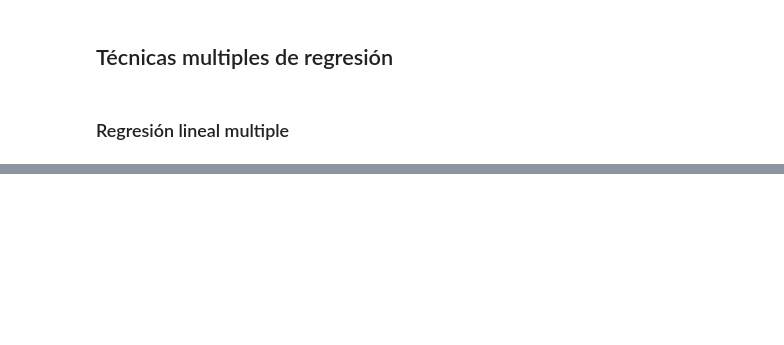
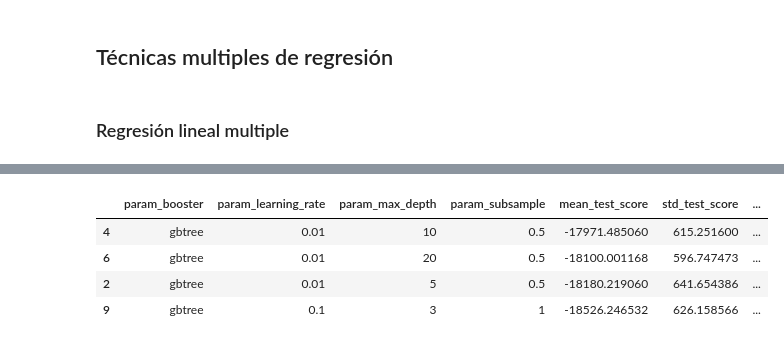
Before and after one commit to JordiPG05/Aprender-Tutoriales, a Jupyter notebook: Regression-Techniques.ipynb, the cells around one changed output, grey strips where cells are left out. Drawn from its saved outputs; the diff is of its cells as text; code cells hidden in the pictures; blank space fills up the shorter version.

```diff
--- a/Regression-Techniques.ipynb
+++ b/Regression-Techniques.ipynb
@@ -90,4 +155,13 @@ train=preprocesado(train)
+# %%
+from sklearn.model_selection import train_test_split
+X_train, X_test, y_train, y_test = train_test_split(train_df[features], train_df[target], test_size=0.2, random_state=123)
 # %% [markdown]
 ## Técnicas multiples de regresión
 # %% [markdown]
 ### Regresión lineal multiple
+# %%
+from sklearn.linear_model import LinearRegression
+
+linearregress = LinearRegression()
+
+linearregress.fit(X_train, y_train)
@@ -93,0 +180,6 @@ train=preprocesado(train)
+# %%
+from sklearn.tree import DecisionTreeRegressor
+
+treeregress = DecisionTreeRegressor(random_state=123)
+
+treeregress.fit(X_train, y_train)
@@ -93,0 +198,5 @@ train=preprocesado(train)
+# %%
+from sklearn.ensemble import RandomForestRegressor
+randomregress = RandomForestRegressor(random_state=123)
+
+randomregress.fit(X_train, y_train)
@@ -93,0 +217,64 @@ train=preprocesado(train)
+# %%
+# Grid de hiperparámetros evaluados
+# ==============================================================================
+param_grid = {'max_depth'        : [3, 5, 10, 20],
+              'subsample'        : [0.5, 1],
+              'learning_rate'    : [0.01, 0.1],
+              'booster'          : ['gbtree']
+             }
+
+
+# Crear conjunto de validación
+# ==============================================================================
+np.random.seed(123)
+idx_validacion = np.random.choice(
+                    X_train.shape[0],
+                    size= int(X_train.shape[0]*0.1),
+                    replace=False
+                 )
+
+X_val = X_train.iloc[idx_validacion, :].copy()
+y_val = y_train.iloc[idx_validacion].copy()
+
+X_train_grid = X_train.reset_index(drop = True).drop(idx_validacion, axis = 0).copy()
+y_train_grid = y_train.reset_index(drop = True).drop(idx_validacion, axis = 0).copy()
+
+# XGBoost necesita pasar los paramétros específicos del entrenamiento al llamar
+# al método .fit()
+fit_params = {"early_stopping_rounds" : 5,
+              "eval_metric"           : "rmse",
+              "eval_set"              : [(X_val, y_val)],
+              "verbose"               : 0
+             }
+
+# Búsqueda por grid search con validación cruzada
+# ==============================================================================
+grid = GridSearchCV(
+        estimator  = XGBRegressor(
+                        n_estimators = 1000,
+                        random_state = 123
+                    ),
+        param_grid = param_grid,
+        scoring    = 'neg_mean_absolute_error',
+        n_jobs     = multiprocessing.cpu_count() - 1,
+        cv         = RepeatedKFold(n_splits=3, n_repeats=1, random_state=123),
+        refit      = True,
+        verbose    = 0,
+        return_train_score = True
+       )
+
+grid.fit(X = X_train, y = y_train, **fit_params)
+
+# Resultados
+# ==============================================================================
+resultados = pd.DataFrame(grid.cv_results_)
+resultados.filter(regex = '(param.*|mean_t|std_t)') \
+    .drop(columns = 'params') \
+    .sort_values('mean_test_score', ascending = False) \
+    .head(4)
+# %% [output]
+|  | param_booster | param_learning_rate | param_max_depth | param_subsample | mean_test_score | std_test_score | ... |
+| 4 | gbtree | 0.01 | 10 | 0.5 | -17971.485060 | 615.251600 | ... |
+| 6 | gbtree | 0.01 | 20 | 0.5 | -18100.001168 | 596.747473 | ... |
+| 2 | gbtree | 0.01 | 5 | 0.5 | -18180.219060 | 641.654386 | ... |
+| 9 | gbtree | 0.1 | 3 | 1 | -18526.246532 | 626.158566 | ... |
```
Also changed, not shown: parts of 25 cells of this notebook.
